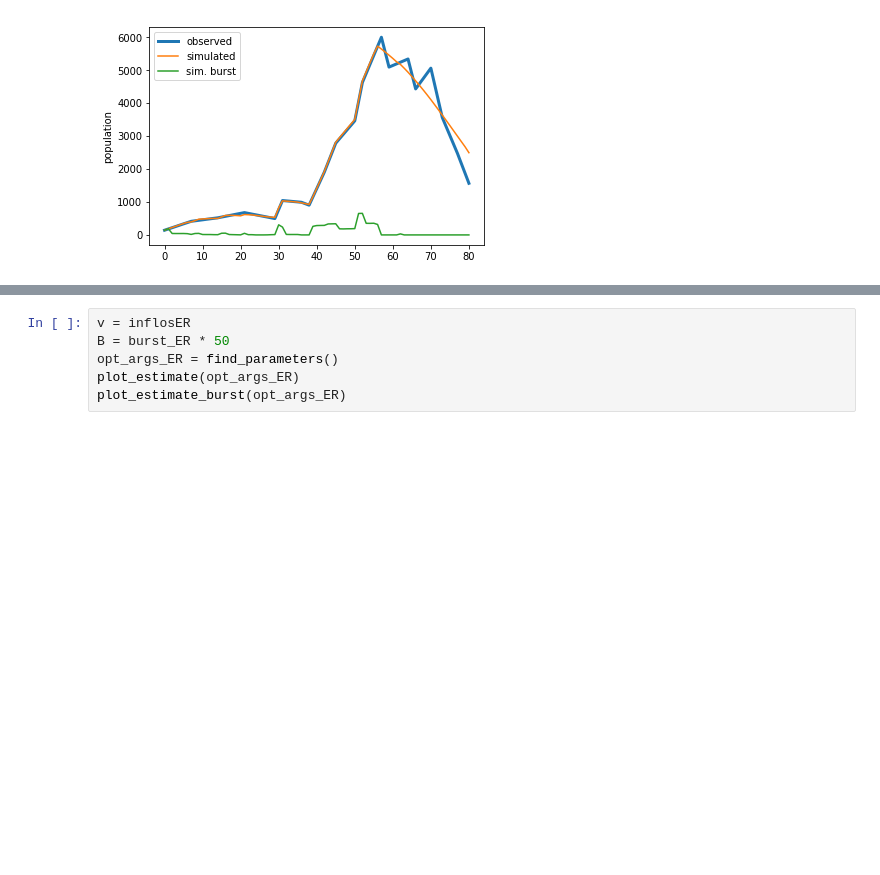
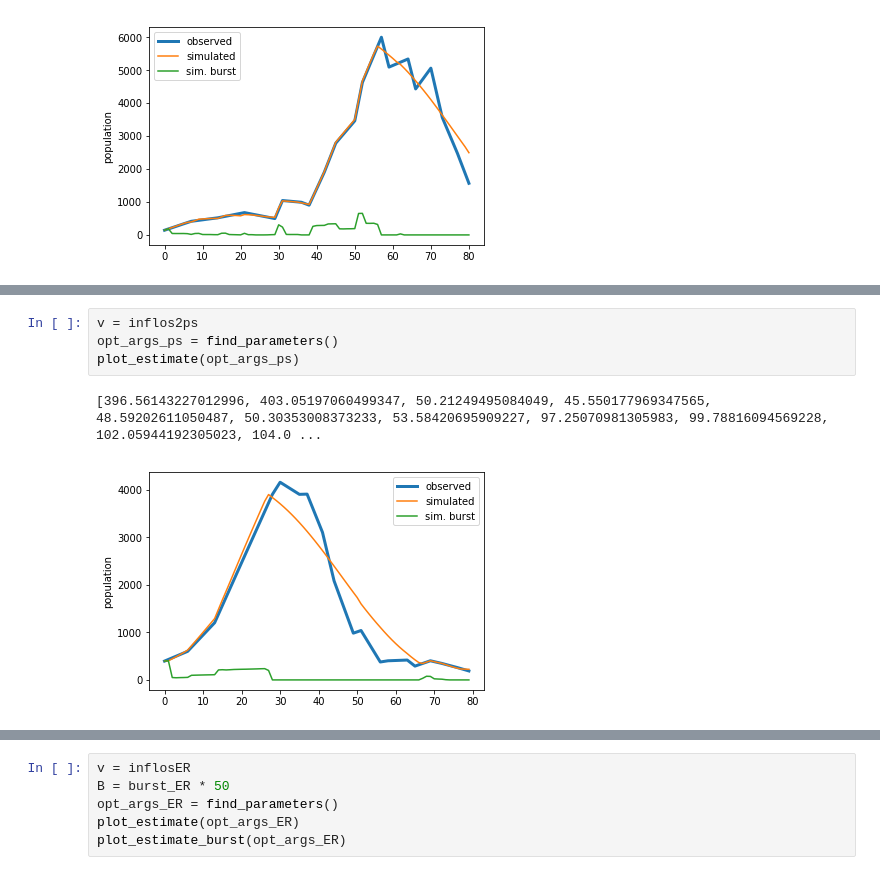
Before and after one commit to bastienreyne/cecidomyie, a Jupyter notebook: drafts/Inflorescence Population Modelling.ipynb, the cells around one changed output, grey strips where cells are left out. Drawn from its saved outputs; the diff is of its cells as text; blank space fills up the shorter version.

```diff
--- a/drafts/Inflorescence Population Modelling.ipynb
+++ b/drafts/Inflorescence Population Modelling.ipynb
@@ -123,0 +134,7 @@ inflosEH = np.array(pd.read_csv("h1.csv").inflos_vivantes)
+# %%
+v = inflos2ps
+opt_args_ps = find_parameters()
+plot_estimate(opt_args_ps)
+# %% [output]
+[396.56143227012996, 403.05197060499347, 50.21249495084049, 45.550177969347565, 48.59202611050487, 50.30353008373233, 53.58420695909227, 97.25070981305983, 99.78816094569228, 102.05944192305023, 104.0 ...
+[figure, added]
```
Also changed, not shown: parts of 3 cells of this notebook, 28 other files.
